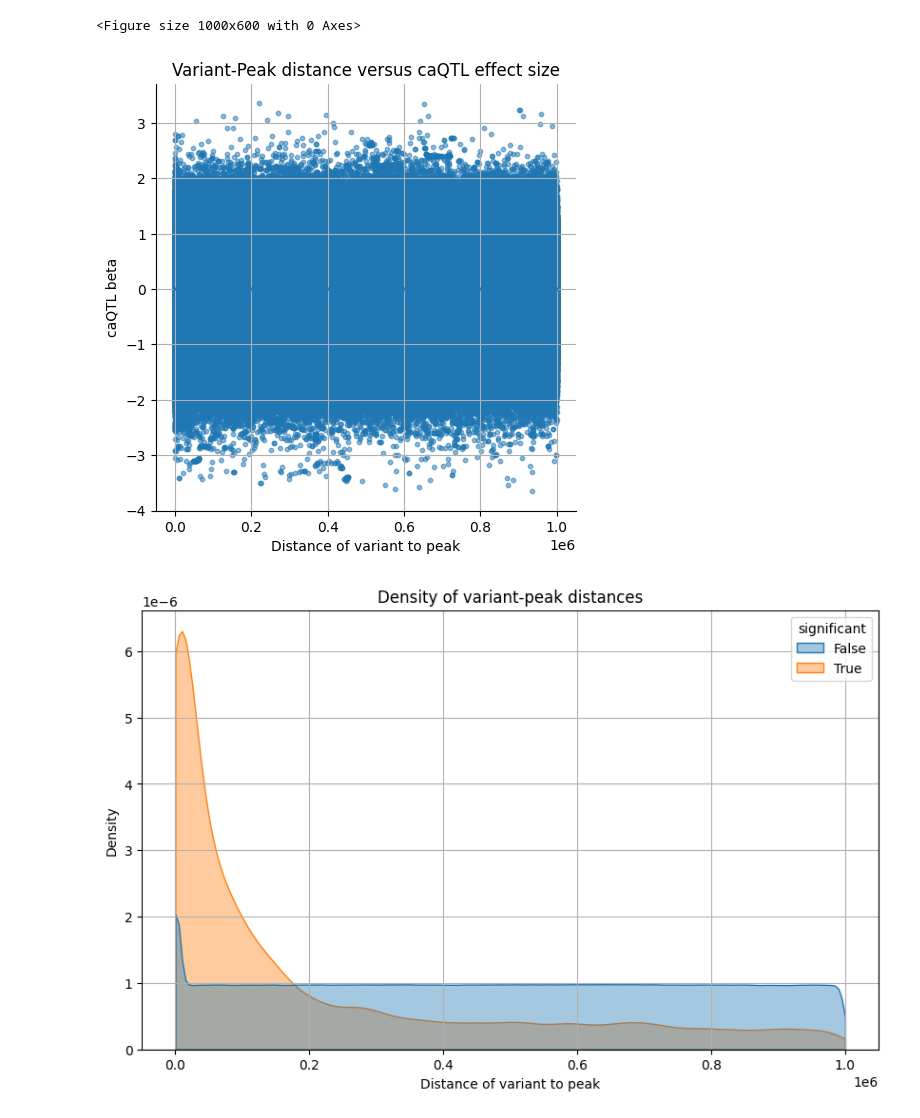
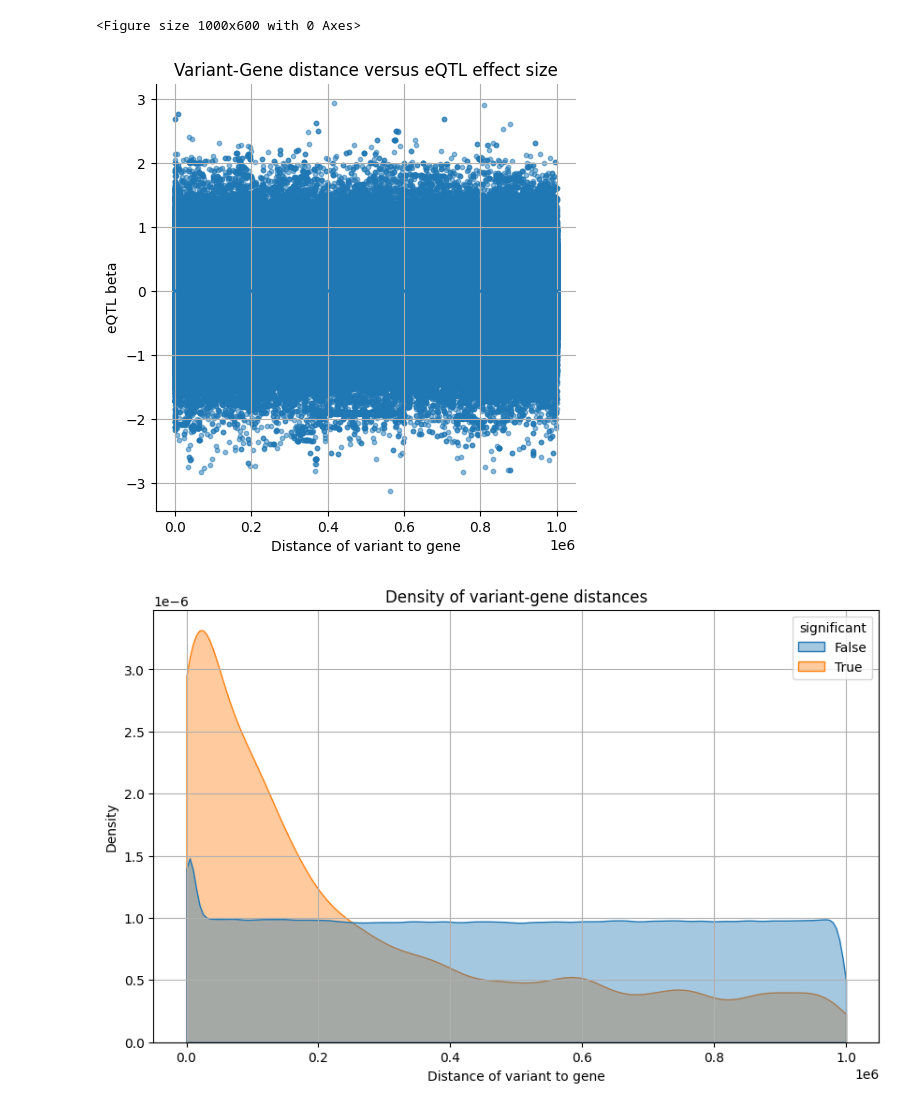
Before and after one commit to molgenis/wijst_multiome, a Jupyter notebook: qtl/mo_qtl_caqtl_eqtl_overlaps.ipynb, the cells around one changed output. Cells and saved outputs as stored; diff of their text form; code cells hidden in the pictures.

Commit message:
- update eQTL caQTL plots

```diff
--- a/qtl/mo_qtl_caqtl_eqtl_overlaps.ipynb
+++ b/qtl/mo_qtl_caqtl_eqtl_overlaps.ipynb
@@ -115,11 +115,11 @@ eqtl_output_loc = '/groups/umcg-franke-scrna/tmp04/projects/sc-eqtlgen-consortiu
 caqtl_output_loc = '/groups/umcg-franke-scrna/tmp04/projects/multiome/ongoing/qtl/caqtl/sc-eqtlgen/output_cis_50kb_updated_features/L1/UT/'
 # %%
 # get the monocyte results specifically
-eqtl_output_mono_loc = ''.join([eqtl_output_loc, '/', 'Mono', '/', 'qtl_results_all.txt.gz'])
-caqtl_output_mono_loc = ''.join([caqtl_output_loc, '/', 'monocyte', '/', 'qtl_results_all.txt.gz'])
+eqtl_output_mono_loc = ''.join([eqtl_output_loc, '/', 'Mono', '/', 'qtl_results_all_qval_1.txt.gz'])
+caqtl_output_mono_loc = ''.join([caqtl_output_loc, '/', 'monocyte', '/', 'qtl_results_all_qval_1.txt.gz'])
 # %%
 # set the columns we need
-usecols = ['p_value', 'beta', 'feature_start', 'feature_end', 'empirical_feature_p_value', 'snp_position']
+usecols = ['p_value', 'beta', 'feature_start', 'feature_end', 'empirical_feature_p_value', 'snp_position', 'feature_q_value', 'feature_id', 'snp_id']
 # read the eQTL output
 eqtl_output_mono = pd.read_csv(eqtl_output_mono_loc, usecols=usecols, sep = '\t')
 # %%
@@ -129,25 +129,25 @@ eqtl_output_mono['distance'] = get_variant_feature_distances(eqtl_output_mono)
 # plot the beta vs the distance
 plt.figure(figsize=(10, 6))
 sns.lmplot(data=eqtl_output_mono, x='distance', y='beta', ci=None, scatter_kws={'s': 10, 'alpha': 0.5})
-plt.title('Variant-Peak distance versus caQTL effect size')
-plt.xlabel('Distance of variant to peak')
-plt.ylabel('caQTL beta')
+plt.title('Variant-Gene distance versus eQTL effect size')
+plt.xlabel('Distance of variant to gene')
+plt.ylabel('eQTL beta')
 plt.grid(True)
 plt.show()
 # %% [output]
 <Figure size 1000x600 with 0 Axes>
-[figure, old version]
+[figure, new version]
 # %%
 # add significance
-eqtl_output_mono['significant'] = eqtl_output_mono['empirical_feature_p_value'] < 0.05
+eqtl_output_mono['significant'] = ((eqtl_output_mono['feature_q_value'] < 0.05) & (eqtl_output_mono['p_value'] < 0.05))
 # %%
 # plot the density of distances
 plt.figure(figsize=(10, 6))
 sns.kdeplot(data=eqtl_output_mono, x="distance", hue="significant", cut=0, fill=True, common_norm=False, alpha=0.4)
-plt.title('Density of variant-peak distances')
-plt.xlabel('Distance of variant to peak')
+plt.title('Density of variant-gene distances')
+plt.xlabel('Distance of variant to gene')
 plt.ylabel('Density')
 plt.grid(True)
 plt.show()
 # %% [output]
-[figure, old version]
+[figure, new version]
```
Also changed, not shown: parts of 5 cells of this notebook.
